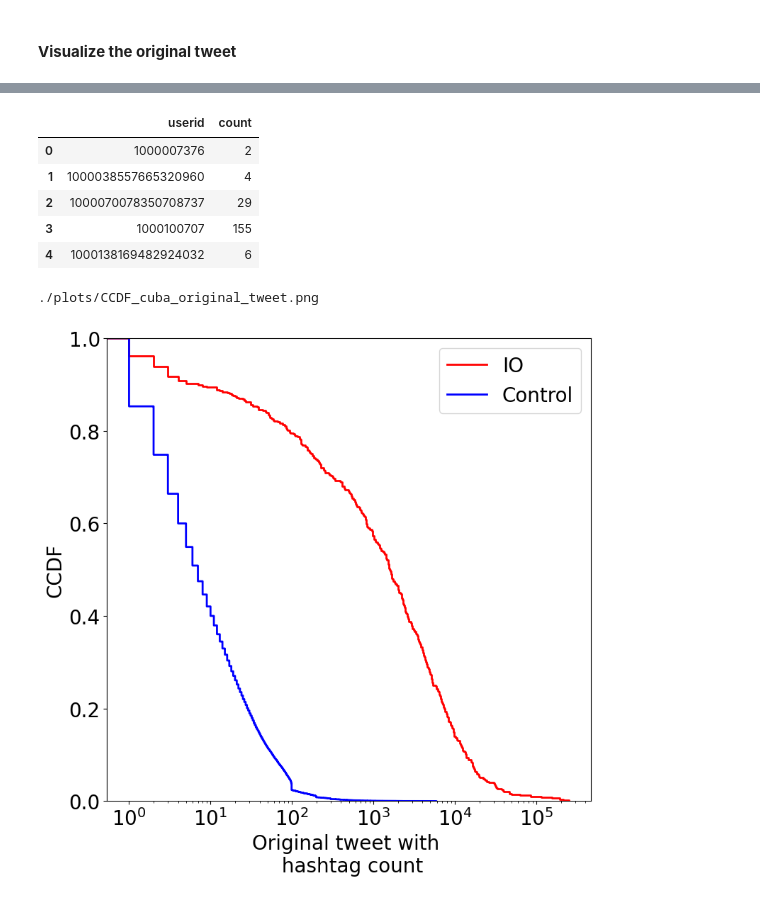
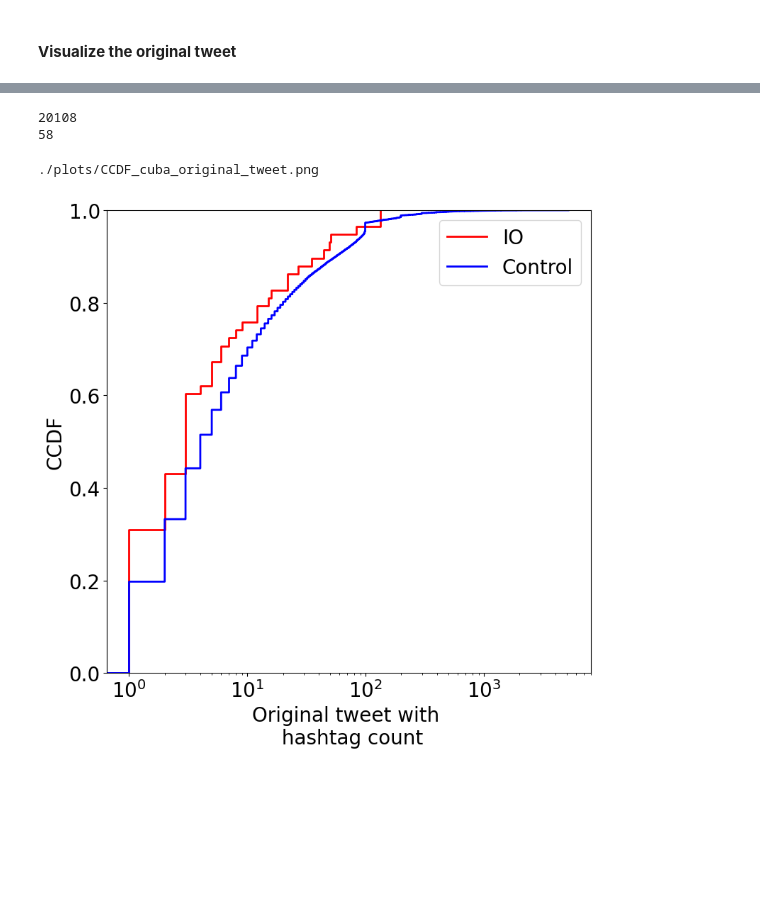
Before and after one commit to filipinascimento/coordinationz, a Jupyter notebook: experiments/cohashtag/get_hashtag_bi_partite.ipynb, the cells around one changed output, grey strips where cells are left out. Drawn from its saved outputs; the diff is of its cells as text; code cells hidden in the pictures; blank space fills up the shorter version.

```diff
--- a/experiments/cohashtag/get_hashtag_bi_partite.ipynb
+++ b/experiments/cohashtag/get_hashtag_bi_partite.ipynb
@@ -335,48 +361,45 @@ df_0_grp = (df_0
             .reset_index()
            )
 # %%
-df_0_grp.head()
+print(len(df_0_grp))
+print(len(df_1_grp))
 # %% [output]
-|  | userid | count |
-| 0 | 1000007376 | 2 |
-| 1 | 1000038557665320960 | 4 |
-| 2 | 1000070078350708737 | 29 |
-| 3 | 1000100707 | 155 |
-| 4 | 1000138169482924032 | 6 |
+20108
+58
 # %%
 import coordinationz.experiment_utilities as czexp
 # %%
 import helper.visualization as vz
 
 parameters = {
         'data': [df_1_grp,
                  df_0_grp
                 ],
         'fontsize': 20,
-        'complementary': True,
+        'complementary': False,
         'columns': [
             {'column': 'count',
              'label': 'IO',
             },{
             'column': 'count',
              'label': 'Control'
             },
         ],
         'xlabel': 'Original tweet with \n hashtag count',
         'ylabel': 'CCDF',
         'legend_location': 'upper right',
         # 'log_yscale': True,
         'log_xscale': True,
         'save': {
             'path': './plots',
             'filename': 'CCDF_cuba_original_tweet.png'
         },
         'random_color': False
 }
 
 vz.ccdf(parameters)
 # %% [output]
 ./plots/CCDF_cuba_original_tweet.png
-[figure, old version]
+[figure, new version]
 # %%
 # df = get_hashtags(io_path, control_path)
```
Also changed, not shown: parts of 4 cells of this notebook.
